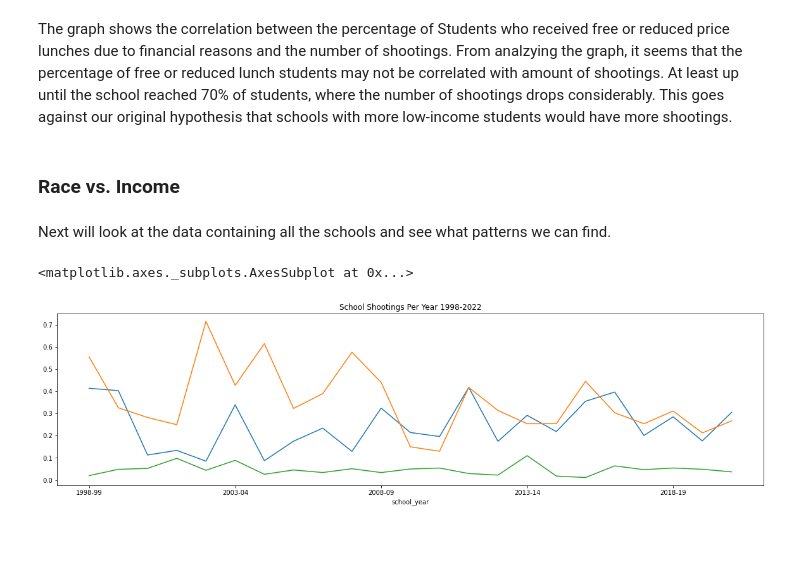
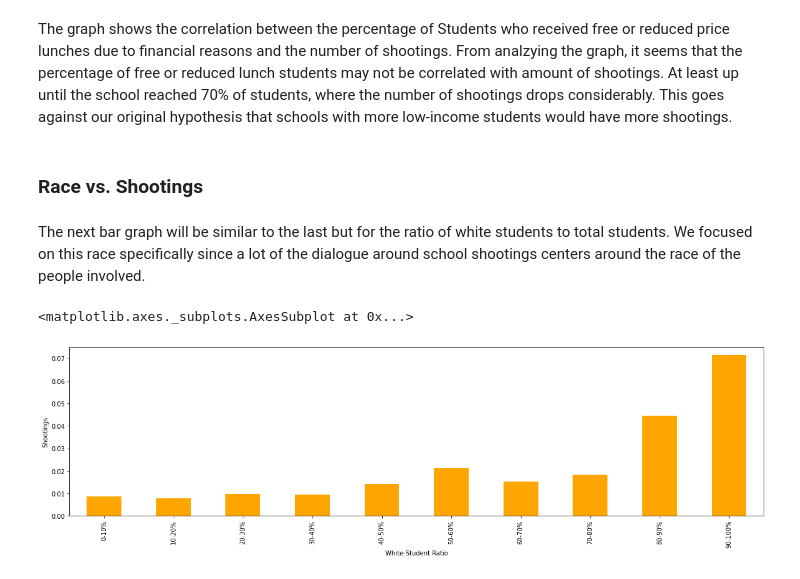
Before and after one commit to KaylaFortson/KaylaFortson.github.io, a Jupyter notebook: notebooks/Milestone_2.ipynb, the cells around one changed output. Saved outputs shown, nothing was run; the diff lists cells and outputs as text; code cells hidden in the pictures; blank space fills up the shorter version.

```diff
--- a/notebooks/Milestone_2.ipynb
+++ b/notebooks/Milestone_2.ipynb
@@ -393,18 +419,51 @@ ranges_counts.plot.bar(ylabel='Shootings', xlabel='Free Lunch Students', color="
 # %% [markdown]
 The graph shows the correlation between the percentage of Students who received free or reduced price lunches due to financial reasons and the number of shootings. From analzying the graph, it seems that the percentage of free or reduced lunch students may not be correlated with amount of shootings. At least up until the school reached 70% of students, where the number of shootings drops considerably. This goes against our original hypothesis that schools with more low-income students would have more shootings.
 # %% [markdown]
-### Race vs. Income
+### Race vs. Shootings
-# %% [markdown]
-Next will look at the data containing all the schools and see what patterns we can find.
-# %%
-schools_by_year = all_schools.groupby('school_year')
-white_by_year = schools_by_year.white.sum() / schools_by_year.enrollment.sum()
-black_by_year = schools_by_year.black.sum() / schools_by_year.enrollment.sum()
-asian_by_year = schools_by_year.asian.sum() / schools_by_year.enrollment.sum()
-
-white_by_year.plot.line(figsize=(20,5), title='School Shootings Per Year 1998-2022')
-black_by_year.plot.line(figsize=(20,5), title='School Shootings Per Year 1998-2022')
-asian_by_year.plot.line(figsize=(20,5), title='School Shootings Per Year 1998-2022')
-# %% [output]
-<matplotlib.axes._subplots.AxesSubplot at 0x...>
-[figure, removed]
+# %% [markdown]
+The next bar graph will be similar to the last but for the ratio of white students to total students. We focused on this race specifically since a lot of the dialogue around school shootings centers around the race of the people involved.
+# %%
+# get subset of our dataset with relevant information
+student = all_schools[['white', 'black', 'enrollment', 'shooting']].copy()
+student['white_pct'] = student['white'] / student['enrollment']
+student['black_pct'] = student['black'] / student['enrollment']
+
+# bin the ratios of white students
+range_0 = student[student['white_pct'] <= 0.10].copy()
+range_1 = student[(student['white_pct'] > 0.10) & (student['white_pct'] <= 0.20)].copy()
+range_2 = student[(student['white_pct'] > 0.20) & (student['white_pct'] <= 0.30)].copy()
+range_3 = student[(student['white_pct'] > 0.30) & (student['white_pct'] <= 0.40)].copy()
+range_4 = student[(student['white_pct'] > 0.40) & (student['white_pct'] <= 0.50)].copy()
+range_5 = student[(student['white_pct'] > 0.50) & (student['white_pct'] <= 0.60)].copy()
+range_6 = student[(student['white_pct'] > 0.60) & (student['white_pct'] <= 0.70)].copy()
+range_7 = student[(student['white_pct'] > 0.70) & (student['white_pct'] <= 0.80)].copy()
+range_8 = student[(student['white_pct'] > 0.80) & (student['white_pct'] <= 0.90)].copy()
+range_9 = student[(student['white_pct'] > 0.90) & (student['white_pct'] <= 1.0)].copy()
+
+range_0['category'] = '0-10%'
+range_1['category'] = '10-20%'
+range_2['category'] = '20-30%'
+range_3['category'] = '30-40%'
+range_4['category'] = '40-50%'
+range_5['category'] = '50-60%'
+range_6['category'] = '60-70%'
+range_7['category'] = '70-80%'
+range_8['category'] = '80-90%'
+range_9['category'] = '90-100%'
+
+# concatenate the dataframes back together
+grouped_ranges = pd.concat([range_0, range_1, range_2, range_3, range_4, range_5, range_6, range_7, range_8, range_9])
+
+# get the amount of schools in each bin that had a shooting divide to represent the amount as a percent of the total schools in the bin.
+shootings_in_bin = grouped_ranges[grouped_ranges['shooting'] == 1].category.value_counts()
+all_in_bin = grouped_ranges.category.value_counts()
+white_ranges = shootings_in_bin / all_in_bin
+
+# correct the ordering and plot
+order = ['0-10%', '10-20%', '20-30%', '30-40%', '40-50%', '50-60%', '60-70%', '70-80%', '80-90%', '90-100%']
+white_ranges = white_ranges.reindex(order)
+
+white_ranges.plot.bar(ylabel='Shootings', xlabel='White-Student Ratio', color="orange", figsize=(20,5))
+# %% [output]
+<matplotlib.axes._subplots.AxesSubplot at 0x...>
+[figure, added]
```
Also changed, not shown: parts of 11 cells of this notebook, 1 other file.
